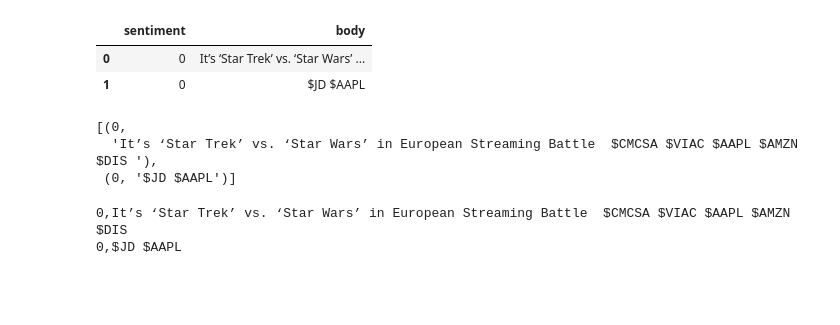
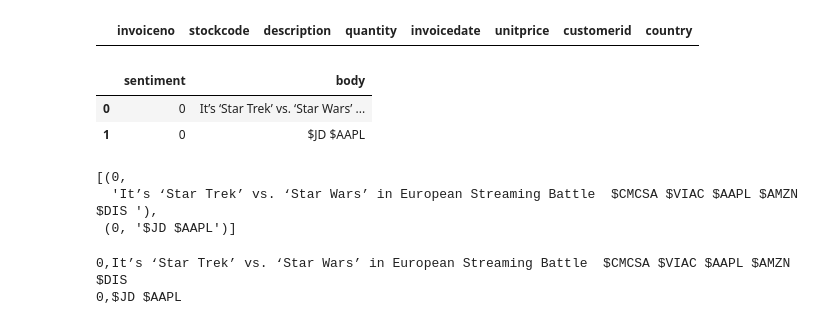
Before and after one commit to YoshiyukiKono/jupyter_impala, a Jupyter notebook: impala.ipynb, the cells around one changed output. Saved outputs shown, nothing was run; the diff lists cells and outputs as text; code cells hidden in the pictures; blank space fills up the shorter version.

```diff
--- a/impala.ipynb
+++ b/impala.ipynb
@@ -1,6 +93,18 @@
 # %%
 from impala.dbapi import connect
-conn = connect(host='ip-10-0-0-84.ap-northeast-1.compute.internal', port=21050)
+conn = connect(host='ip-10-0-0-10.ap-northeast-1.compute.internal', port=21050)
+#conn = connect(host='10.0.0.', port=21050)
+# %%
+cur = conn.cursor()
+
+cur.execute('select * from default.e_commerce_data limit 2')
+
+from impala.util import as_pandas
+df = as_pandas(cur)
+
+df.head()
+# %% [output]
+|  | invoiceno | stockcode | description | quantity | invoicedate | unitprice | customerid | country |
 # %%
 cur = conn.cursor()
 
```
Also changed, not shown: parts of 15 cells of this notebook.
